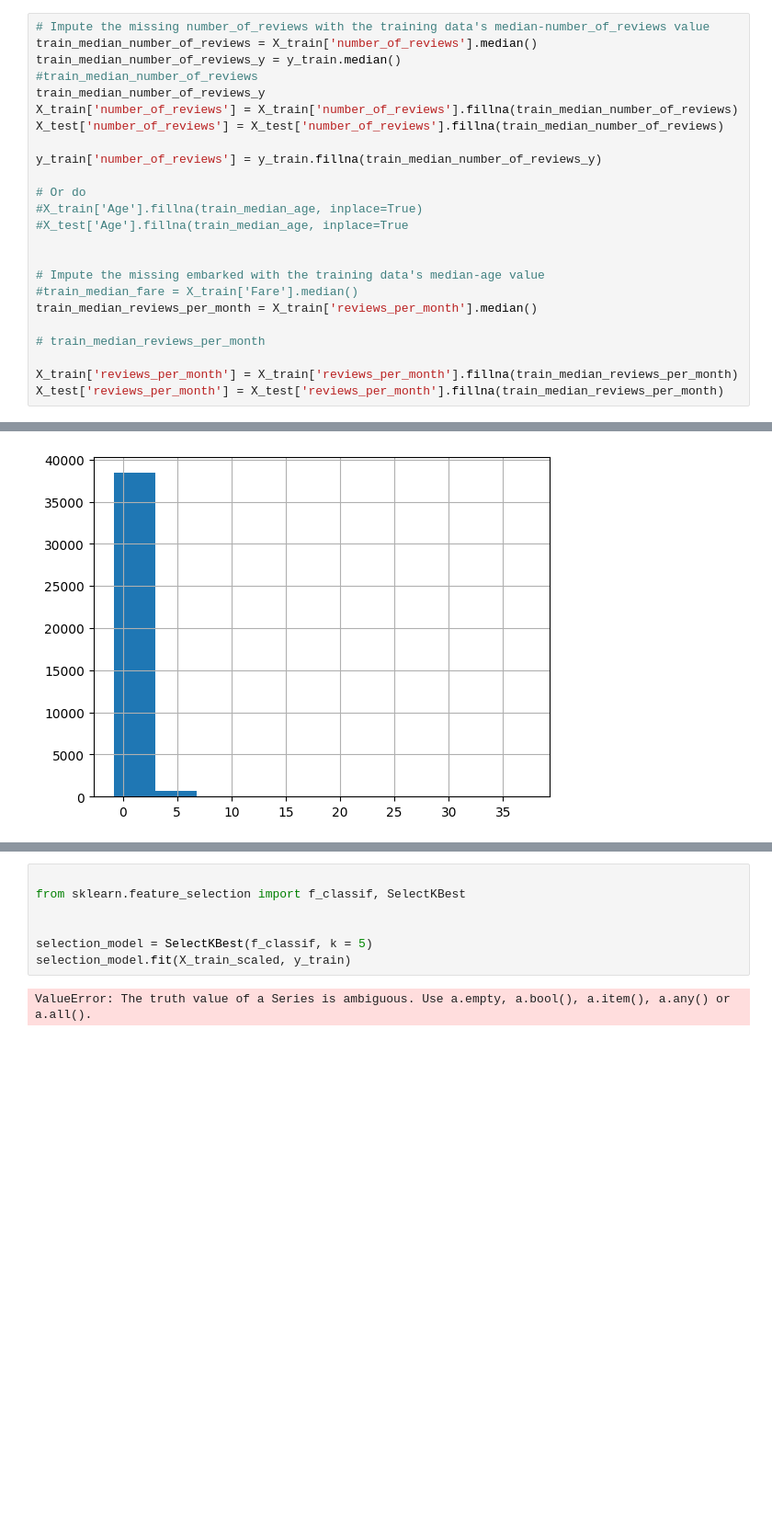
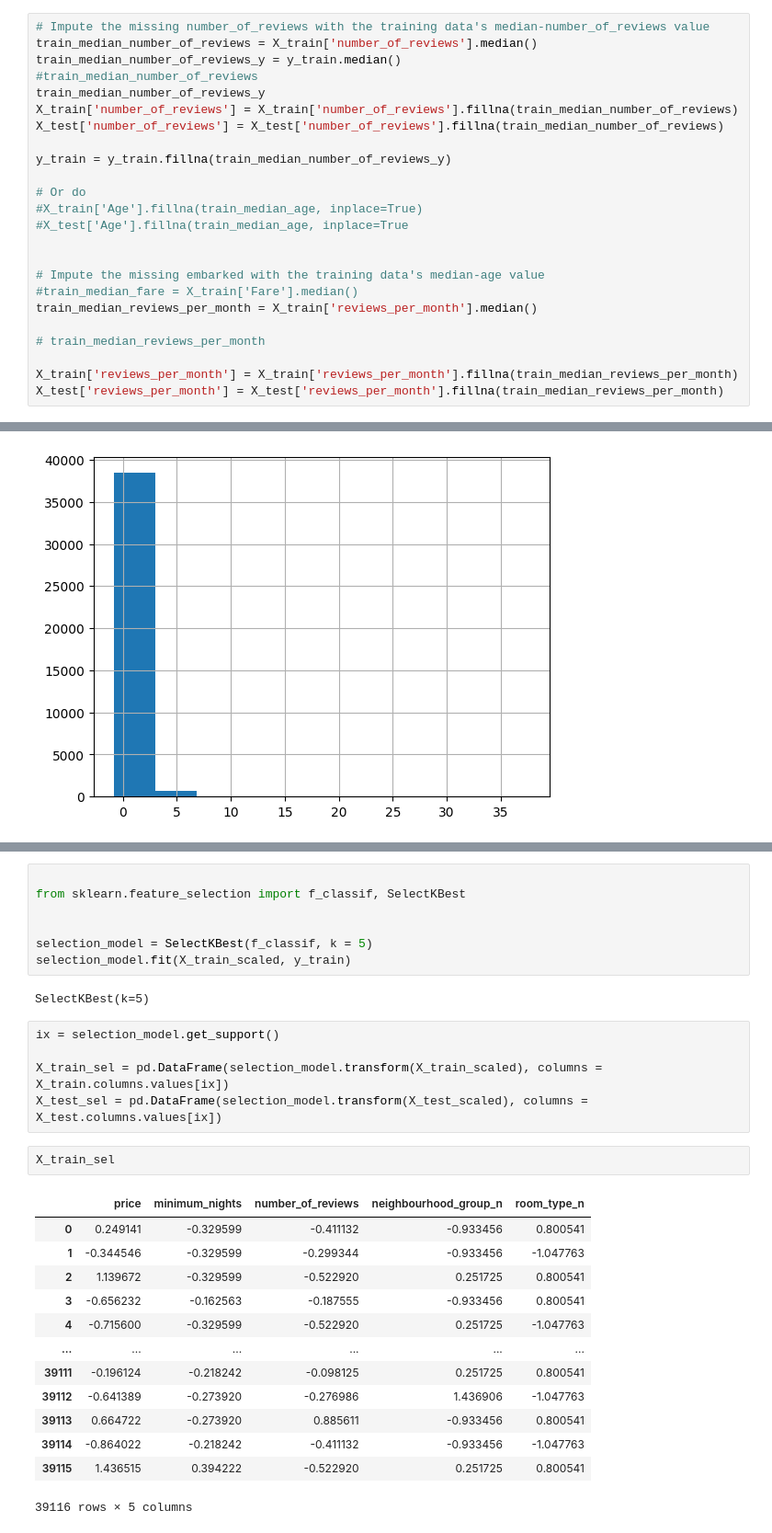
Before and after one commit to 4GeeksAcademy/nicholasdetriomachine-learning-python-template, a Jupyter notebook: src/explore.ipynb, the cells around one changed output, grey strips where cells are left out. Shown at 92% size. Cells and saved outputs as stored; diff of their text form; blank space fills up the shorter version.

```diff
--- a/src/explore.ipynb
+++ b/src/explore.ipynb
@@ -762,7 +762,7 @@ train_median_number_of_reviews_y
 X_train['number_of_reviews'] = X_train['number_of_reviews'].fillna(train_median_number_of_reviews)
 X_test['number_of_reviews'] = X_test['number_of_reviews'].fillna(train_median_number_of_reviews)
 
-y_train['number_of_reviews'] = y_train.fillna(train_median_number_of_reviews_y)
+y_train = y_train.fillna(train_median_number_of_reviews_y)
 
 # Or do
 #X_train['Age'].fillna(train_median_age, inplace=True)
@@ -883,4 +883,25 @@ from sklearn.feature_selection import f_classif, SelectKBest
 selection_model = SelectKBest(f_classif, k = 5)
 selection_model.fit(X_train_scaled, y_train)
 # %% [output]
-ValueError: The truth value of a Series is ambiguous. Use a.empty, a.bool(), a.item(), a.any() or a.all().
+SelectKBest(k=5)
+# %%
+ix = selection_model.get_support()
+
+X_train_sel = pd.DataFrame(selection_model.transform(X_train_scaled), columns = X_train.columns.values[ix])
+X_test_sel = pd.DataFrame(selection_model.transform(X_test_scaled), columns = X_test.columns.values[ix])
+# %%
+X_train_sel
+# %% [output]
+|  | price | minimum_nights | number_of_reviews | neighbourhood_group_n | room_type_n |
+| 0 | 0.249141 | -0.329599 | -0.411132 | -0.933456 | 0.800541 |
+| 1 | -0.344546 | -0.329599 | -0.299344 | -0.933456 | -1.047763 |
+| 2 | 1.139672 | -0.329599 | -0.522920 | 0.251725 | 0.800541 |
+| 3 | -0.656232 | -0.162563 | -0.187555 | -0.933456 | 0.800541 |
+| 4 | -0.715600 | -0.329599 | -0.522920 | 0.251725 | -1.047763 |
+| ... | ... | ... | ... | ... | ... |
+| 39111 | -0.196124 | -0.218242 | -0.098125 | 0.251725 | 0.800541 |
+| 39112 | -0.641389 | -0.273920 | -0.276986 | 1.436906 | -1.047763 |
+| 39113 | 0.664722 | -0.273920 | 0.885611 | -0.933456 | 0.800541 |
+| 39114 | -0.864022 | -0.218242 | -0.411132 | -0.933456 | -1.047763 |
+| 39115 | 1.436515 | 0.394222 | -0.522920 | 0.251725 | 0.800541 |
+39116 rows × 5 columns
```
Also changed, not shown: parts of 14 cells of this notebook, 4 other files.
